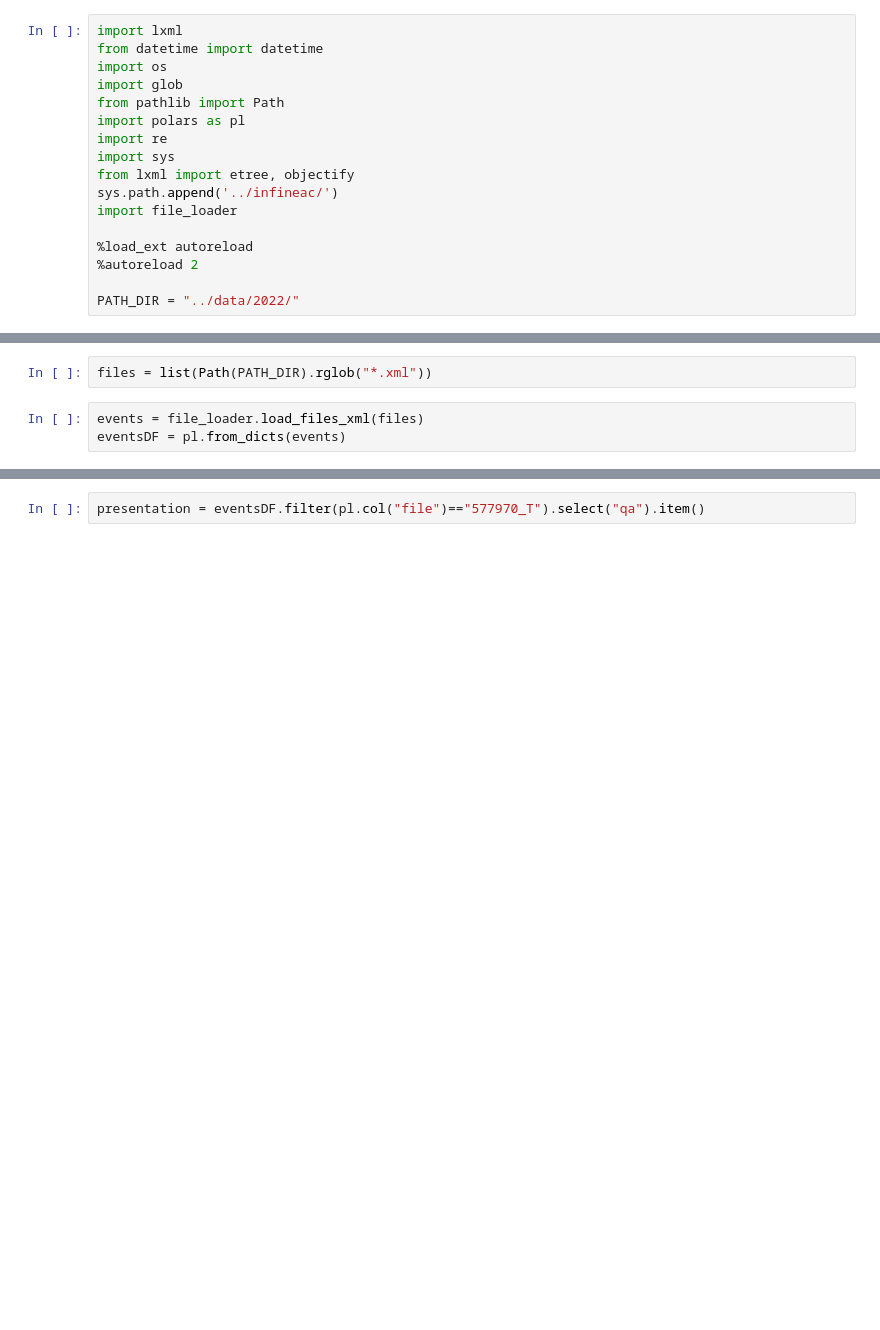
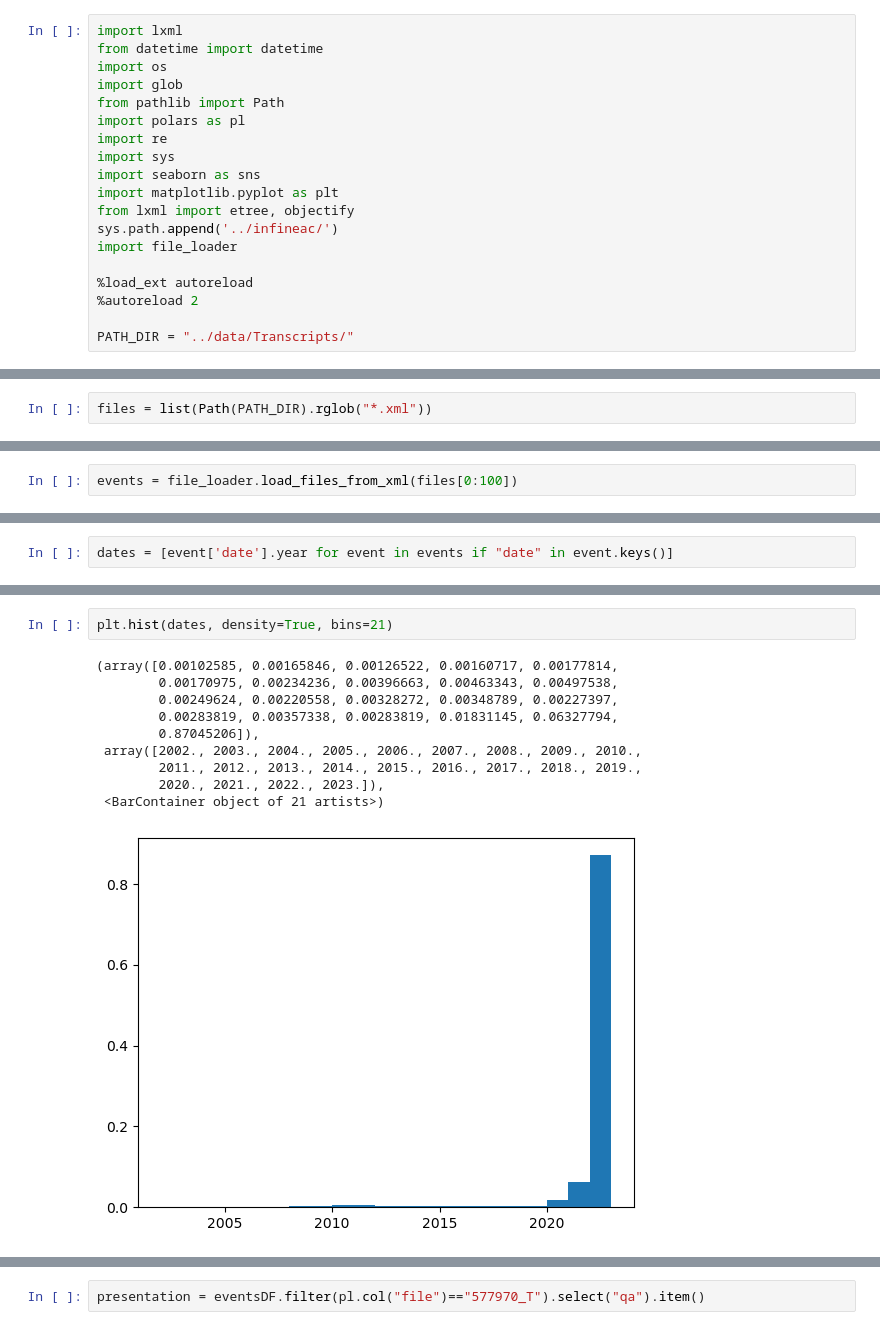
Before and after one commit to falseAzure/infineac, a Jupyter notebook: notebooks/overview.ipynb, the cells around one changed output, grey strips where cells are left out. Saved outputs shown, nothing was run; the diff lists cells and outputs as text; blank space fills up the shorter version.

```diff
--- a/notebooks/overview.ipynb
+++ b/notebooks/overview.ipynb
@@ -7,6 +7,8 @@ from pathlib import Path
 import polars as pl
 import re
 import sys
+import seaborn as sns
+import matplotlib.pyplot as plt
 from lxml import etree, objectify
 sys.path.append('../infineac/')
 import file_loader
@@ -14,4 +16,4 @@ import file_loader
 %load_ext autoreload
 %autoreload 2
 
-PATH_DIR = "../data/2022/"
+PATH_DIR = "../data/Transcripts/"
@@ -21,5 +20,2 @@ The autoreload extension is already loaded. To reload it, use:
 # %%
 files = list(Path(PATH_DIR).rglob("*.xml"))
-# %%
-events = file_loader.load_files_xml(files)
-eventsDF = pl.from_dicts(events)
@@ -45,0 +22,2 @@ eventsDF.with_columns(pl.col("body_orig").str.count_match('russia').alias("russi
+# %%
+events = file_loader.load_files_from_xml(files[0:100])
@@ -45,0 +85,2 @@ eventsDF.with_columns(pl.col("body_orig").str.count_match('russia').alias("russi
+# %%
+dates = [event['date'].year for event in events if "date" in event.keys()]
@@ -45,0 +98,13 @@ eventsDF.with_columns(pl.col("body_orig").str.count_match('russia').alias("russi
+# %%
+plt.hist(dates, density=True, bins=21)
+# %% [output]
+(array([0.00102585, 0.00165846, 0.00126522, 0.00160717, 0.00177814,
+        0.00170975, 0.00234236, 0.00396663, 0.00463343, 0.00497538,
+        0.00249624, 0.00220558, 0.00328272, 0.00348789, 0.00227397,
+        0.00283819, 0.00357338, 0.00283819, 0.01831145, 0.06327794,
+        0.87045206]),
+ array([2002., 2003., 2004., 2005., 2006., 2007., 2008., 2009., 2010.,
+        2011., 2012., 2013., 2014., 2015., 2016., 2017., 2018., 2019.,
+        2020., 2021., 2022., 2023.]),
+ <BarContainer object of 21 artists>)
+[figure, added]
```
Also changed, not shown: parts of 32 cells of this notebook.
